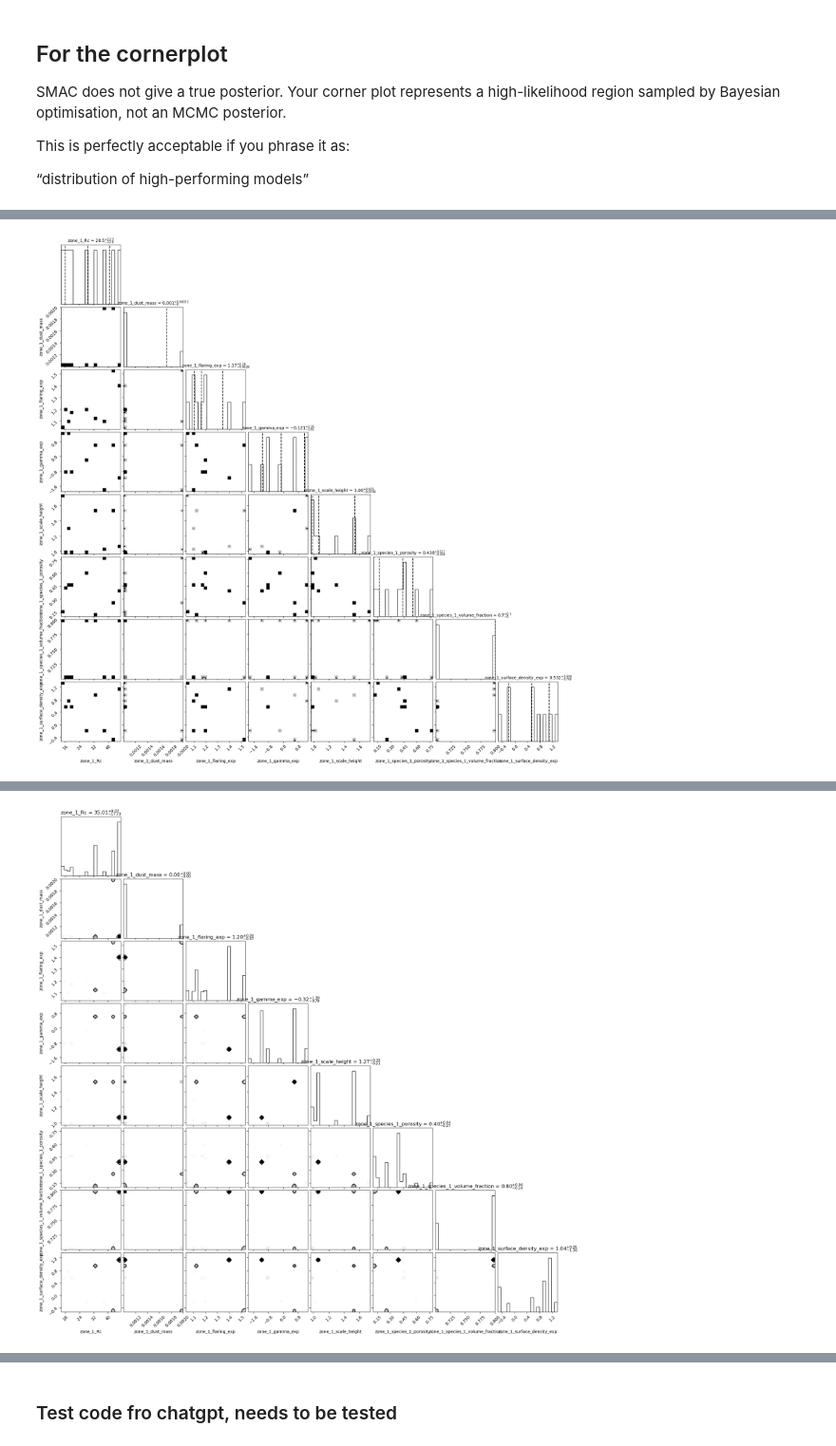
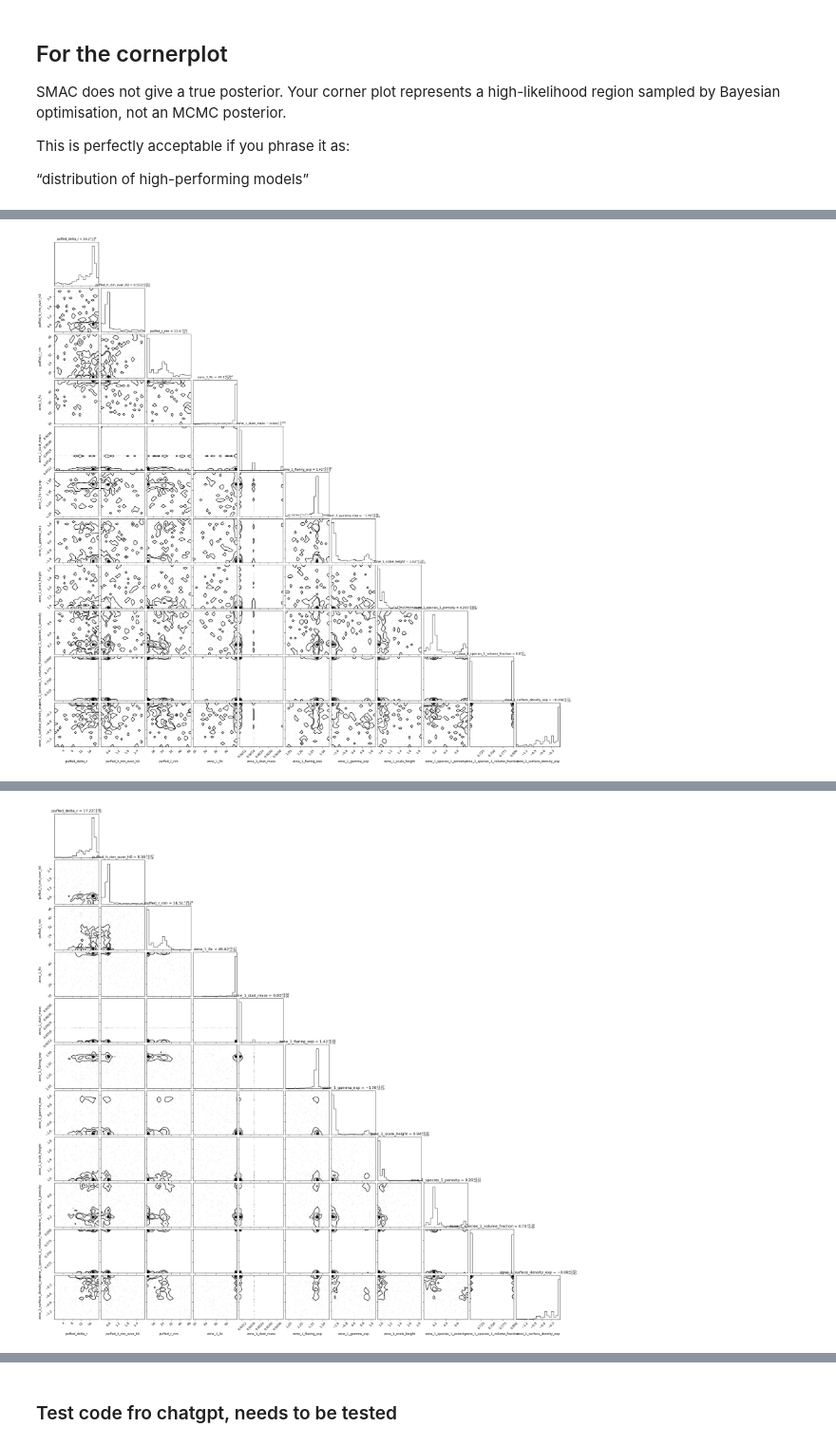
Before and after one commit to kandrych/modelling_optimisation, a Jupyter notebook: scripts/after_optimisation.ipynb, the cells around one changed output, grey strips where cells are left out. Shown at 95% size. Cells and saved outputs as stored; diff of their text form; code cells hidden in the pictures.

Commit message:
just a save aof new plottings

```diff
--- a/scripts/after_optimisation.ipynb
+++ b/scripts/after_optimisation.ipynb
@@ -18,7 +18,7 @@ import matplotlib.pyplot as plt
 /home/kandrych/venvs/obriy311/bin/python
 backend: module://matplotlib_inline.backend_inline
 # %%
-df=pd.read_csv("/fred/oz061/kandrych/smac/test_new_features/after_optimisation/trials.csv")
-results_dir="/fred/oz061/kandrych/smac/test_new_features/after_optimisation/"
+df=pd.read_csv("/fred/oz061/kandrych/smac/20260414_sed_corner_plot/smac_results/trials.csv")
+results_dir="/fred/oz061/kandrych/smac/20260414_sed_corner_plot/smac_results/"
 df
 # %% [output]
@@ -185,14 +192,15 @@ fig = corner.corner(
     data,
     labels=param_cols,
     truths=None,              # optional: known reference values
-    quantiles=[0.16, 0.5, 0.84],
+    # quantiles=[0.16, 0.5, 0.84],
     show_titles=True,
     title_fmt=".3g",
     title_kwargs={"fontsize": 10},
 )
 
-#fig.savefig(results_dir / "corner_all_params.png", dpi=150, bbox_inches="tight")
-#plt.close(fig)
+fig.savefig(results_dir +"corner_all_params.png", dpi=150, bbox_inches="tight")
+plt.show()
+plt.close(fig)
 
 weights = 1.0 / df_sel["cost"].values
 
@@ -202,6 +210,9 @@ fig = corner.corner(
     weights=weights,
     show_titles=True,
 )
+fig.savefig(results_dir +"corner_all_params_weighted.png", dpi=150, bbox_inches="tight")
+plt.show()
+plt.close(fig)
 # %% [output]
 WARNING:root:Too few points to create valid contours
 WARNING:root:Too few points to create valid contours
@@ -223 +232 @@ WARNING:root:Too few points to create valid contours
-[figure, old version]
+[figure, new version]
@@ -224,4 +250,4 @@ WARNING:root:Too few points to create valid contours
-[figure, old version]
+[figure, new version]
 # %%
 #just one function to do it
 #WORKS
```
Also changed, not shown: parts of 11 cells of this notebook.
